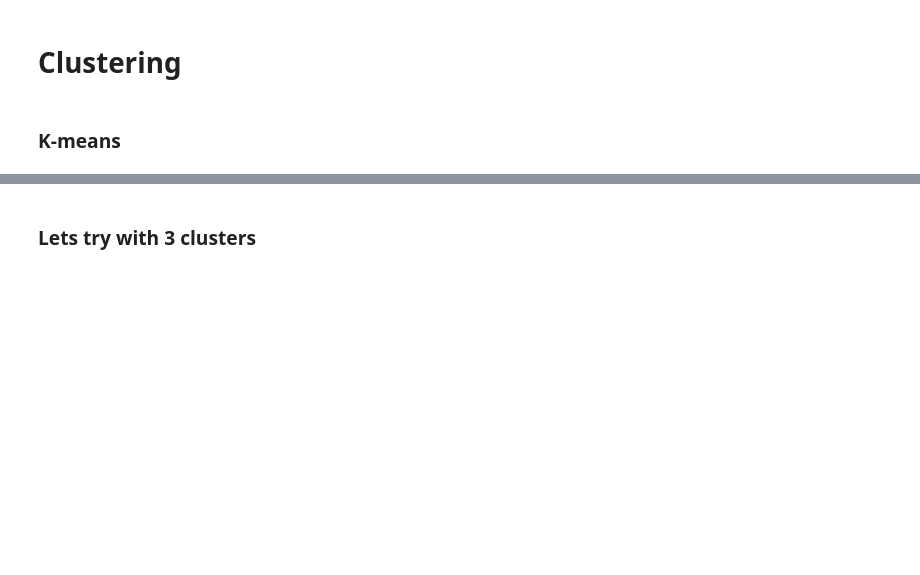
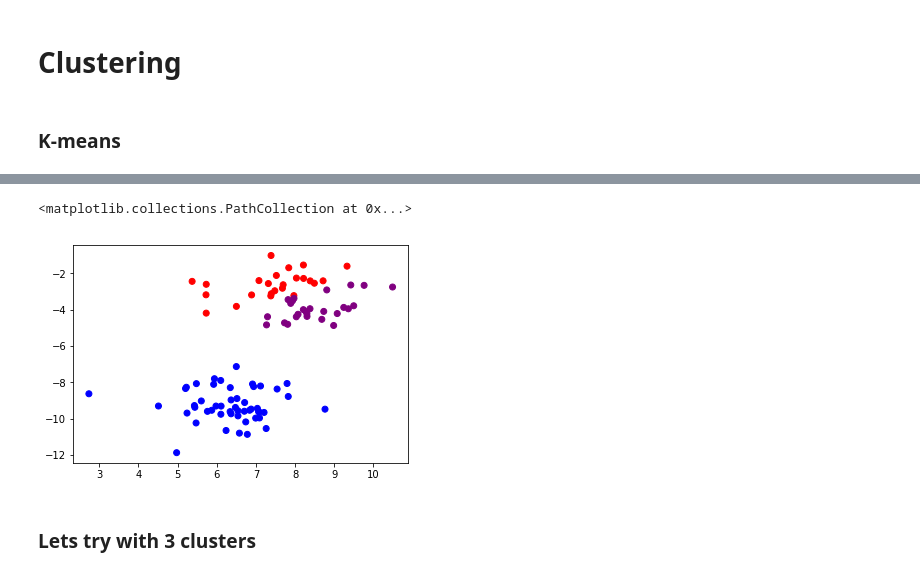
Before and after one commit to kevkid/eduexplora_intro_ML, a Jupyter notebook: lecture_4/lecture_4.ipynb, the cells around one changed output, grey strips where cells are left out. Cells and saved outputs as stored; diff of their text form; code cells hidden in the pictures; blank space fills up the shorter version.

```diff
--- a/lecture_4/lecture_4.ipynb
+++ b/lecture_4/lecture_4.ipynb
@@ -25,8 +31,11 @@ plt.scatter(X[:,0], X[:,1], c = y, cmap = ListedColormap(('red', 'green')))
 # %%
 from sklearn.cluster import KMeans
-kmeans = KMeans(n_clusters=2, random_state=0).fit(X)
+kmeans = KMeans(n_clusters=3, random_state=0).fit(X)
 y_hat = kmeans.predict(X)
-plt.scatter(X[:,0], X[:,1], c = y_hat, cmap = ListedColormap(('red', 'green')))
+plt.scatter(X[:,0], X[:,1], c = y_hat, cmap = ListedColormap(('red', 'green', 'blue', 'purple')))
+# %% [output]
+<matplotlib.collections.PathCollection at 0x...>
+[figure, added]
 # %% [markdown]
 ### Lets try with 3 clusters
 # %%
```
Also changed, not shown: parts of 16 cells of this notebook, 1 other file.
